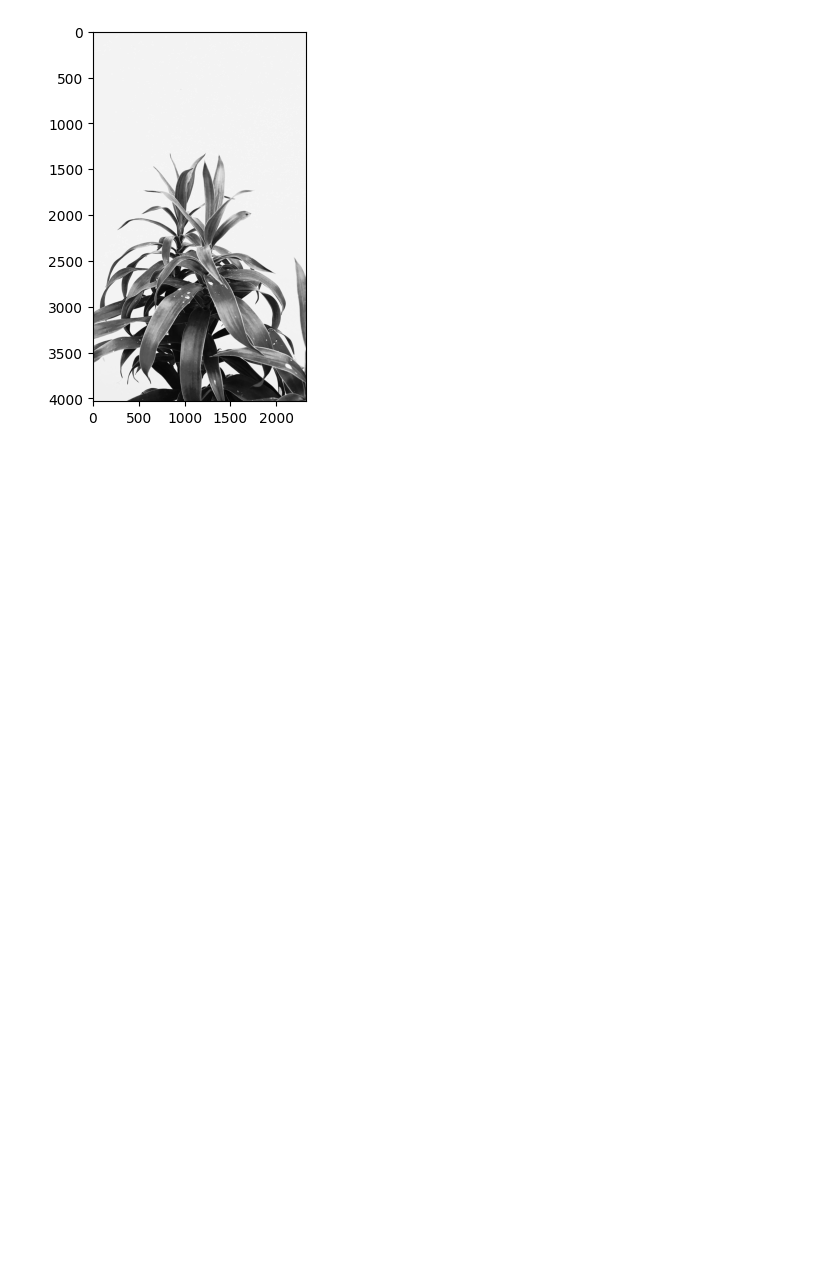
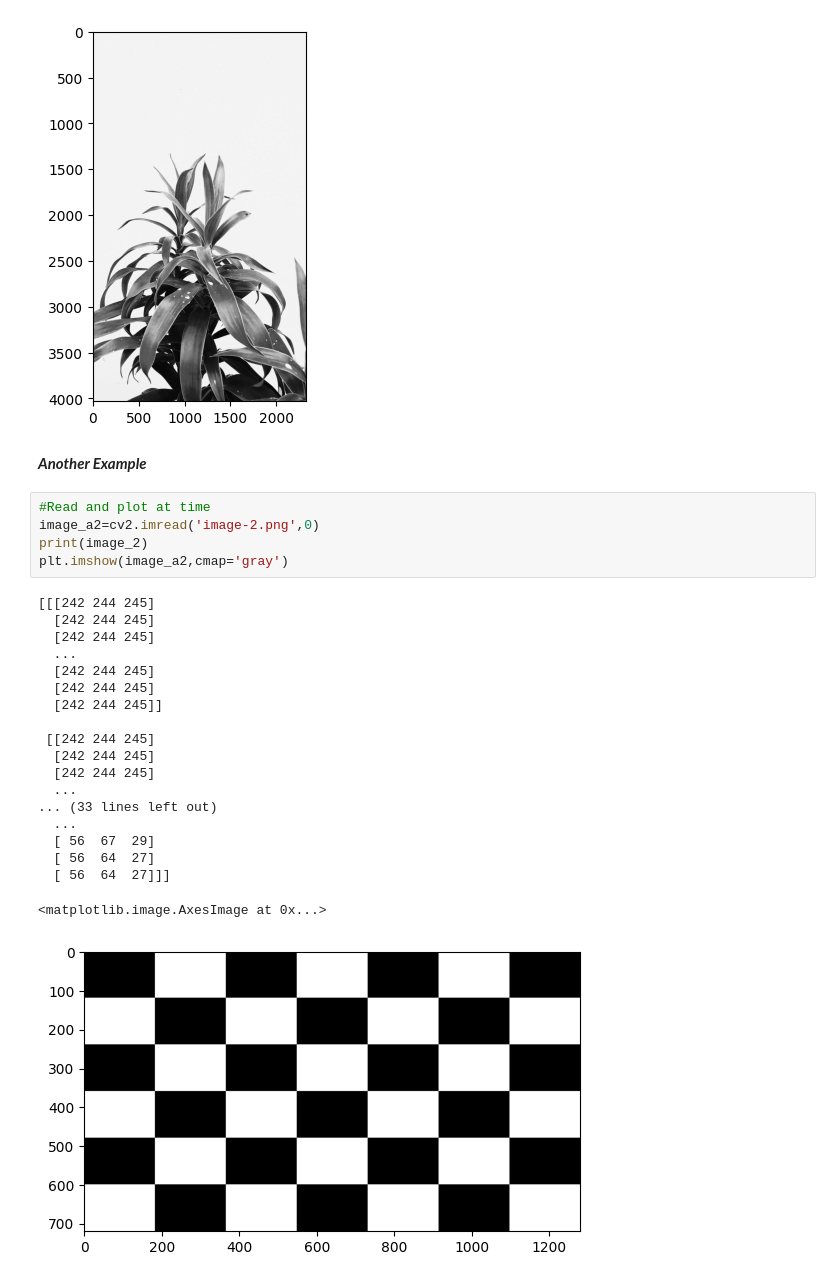
Before and after one commit to IrfanFathan/Python-Library-Notes, a Jupyter notebook: OpenCV/Module 1/Module 1.ipynb, the cells around one changed output. Drawn from its saved outputs; the diff is of its cells as text; blank space fills up the shorter version.

```diff
--- a/OpenCV/Module 1/Module 1.ipynb
+++ b/OpenCV/Module 1/Module 1.ipynb
@@ -120,3 +120,30 @@ plt.imshow(image_1,cmap='gray')
 # %% [output]
 <matplotlib.image.AxesImage at 0x...>
 [figure]
+# %% [markdown]
+***Another Example***
+# %%
+#Read and plot at time
+image_a2=cv2.imread('image-2.png',0)
+print(image_2)
+plt.imshow(image_a2,cmap='gray')
+# %% [output]
+[[[242 244 245]
+  [242 244 245]
+  [242 244 245]
+  ...
+  [242 244 245]
+  [242 244 245]
+  [242 244 245]]
+
+ [[242 244 245]
+  [242 244 245]
+  [242 244 245]
+  ...
+... (33 lines left out)
+  ...
+  [ 56  67  29]
+  [ 56  64  27]
+  [ 56  64  27]]]
+<matplotlib.image.AxesImage at 0x...>
+[figure, added]
```
Also changed, not shown: parts of 13 cells of this notebook, 8 other files.
